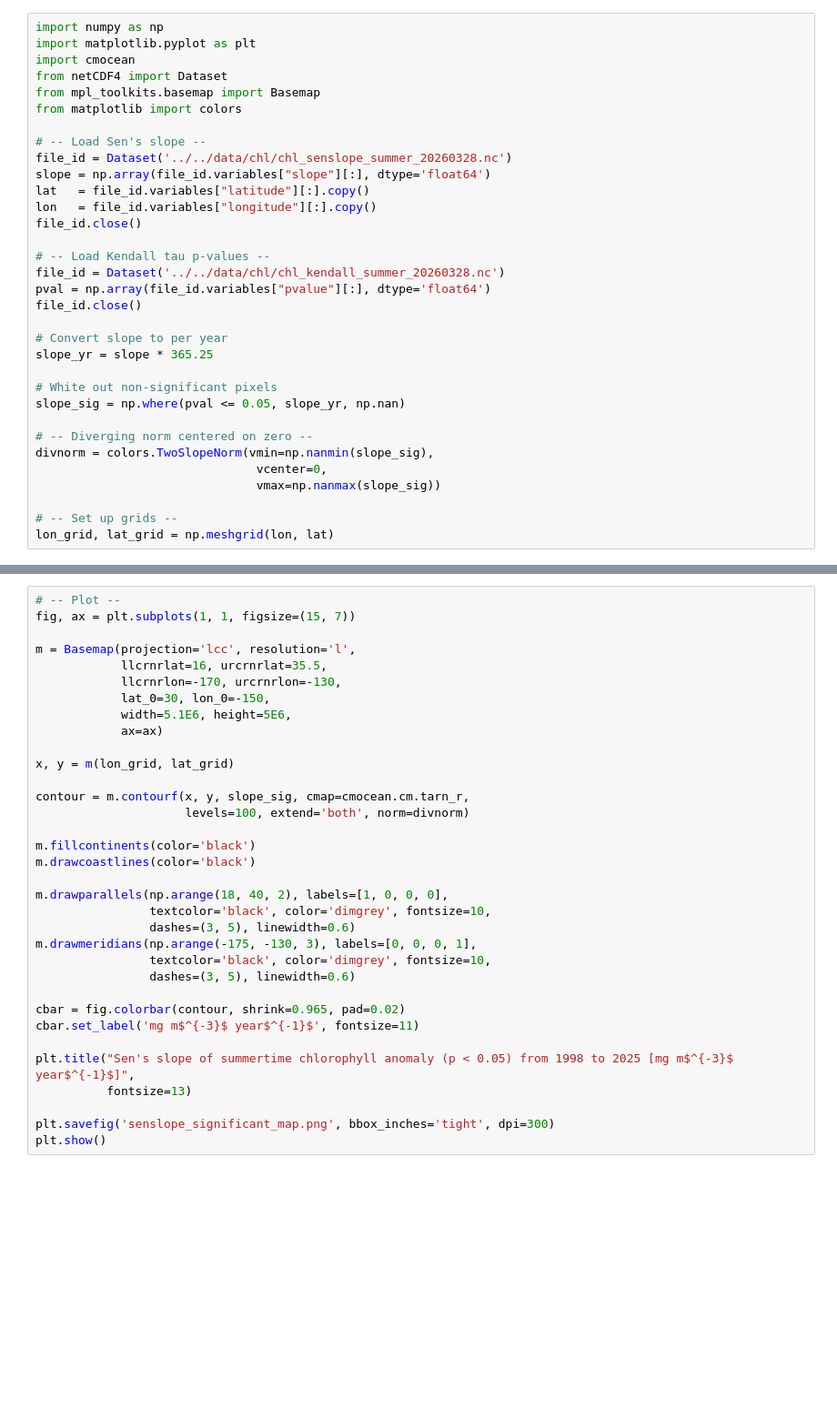
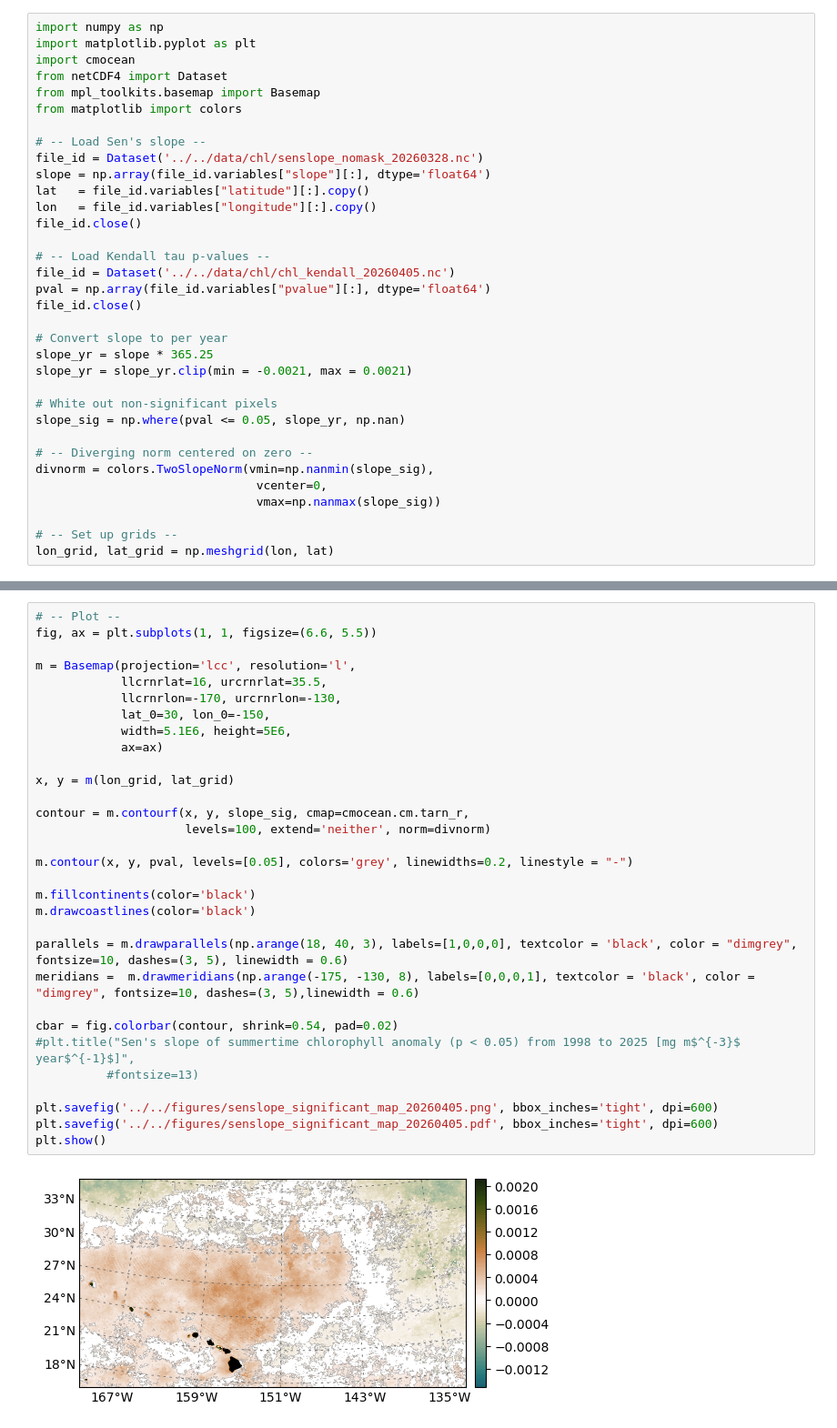
Before and after one commit to jamiesash/climate, a Jupyter notebook: code/pycode/kendal_sens_slope.ipynb, the cells around one changed output, grey strips where cells are left out. Shown at 91% size. Saved outputs shown, nothing was run; the diff lists cells and outputs as text; blank space fills up the shorter version.

```diff
--- a/code/pycode/kendal_sens_slope.ipynb
+++ b/code/pycode/kendal_sens_slope.ipynb
@@ -7,19 +7,20 @@ from mpl_toolkits.basemap import Basemap
 from matplotlib import colors
 
 # -- Load Sen's slope --
-file_id = Dataset('../../data/chl/chl_senslope_summer_20260328.nc')
+file_id = Dataset('../../data/chl/senslope_nomask_20260328.nc')
 slope = np.array(file_id.variables["slope"][:], dtype='float64')
 lat   = file_id.variables["latitude"][:].copy()
 lon   = file_id.variables["longitude"][:].copy()
 file_id.close()
 
 # -- Load Kendall tau p-values --
-file_id = Dataset('../../data/chl/chl_kendall_summer_20260328.nc')
+file_id = Dataset('../../data/chl/chl_kendall_20260405.nc')
 pval = np.array(file_id.variables["pvalue"][:], dtype='float64')
 file_id.close()
 
 # Convert slope to per year
 slope_yr = slope * 365.25
+slope_yr = slope_yr.clip(min = -0.0021, max = 0.0021)
 
 # White out non-significant pixels
 slope_sig = np.where(pval <= 0.05, slope_yr, np.nan)
@@ -36,34 +35,33 @@ FileNotFoundError: [Errno 2] No such file or directory: '../../data/chl/chl_sens
 # %%
 # -- Plot --
-fig, ax = plt.subplots(1, 1, figsize=(15, 7))
+fig, ax = plt.subplots(1, 1, figsize=(6.6, 5.5))
 
 m = Basemap(projection='lcc', resolution='l',
             llcrnrlat=16, urcrnrlat=35.5,
             llcrnrlon=-170, urcrnrlon=-130,
             lat_0=30, lon_0=-150,
             width=5.1E6, height=5E6,
             ax=ax)
 
 x, y = m(lon_grid, lat_grid)
 
 contour = m.contourf(x, y, slope_sig, cmap=cmocean.cm.tarn_r,
-                     levels=100, extend='both', norm=divnorm)
+                     levels=100, extend='neither', norm=divnorm)
+
+m.contour(x, y, pval, levels=[0.05], colors='grey', linewidths=0.2, linestyle = "-")
 
 m.fillcontinents(color='black')
 m.drawcoastlines(color='black')
 
-m.drawparallels(np.arange(18, 40, 2), labels=[1, 0, 0, 0],
-                textcolor='black', color='dimgrey', fontsize=10,
-                dashes=(3, 5), linewidth=0.6)
-m.drawmeridians(np.arange(-175, -130, 3), labels=[0, 0, 0, 1],
-                textcolor='black', color='dimgrey', fontsize=10,
-                dashes=(3, 5), linewidth=0.6)
+parallels = m.drawparallels(np.arange(18, 40, 3), labels=[1,0,0,0], textcolor = 'black', color = "dimgrey", fontsize=10, dashes=(3, 5), linewidth = 0.6)
+meridians =  m.drawmeridians(np.arange(-175, -130, 8), labels=[0,0,0,1], textcolor = 'black', color = "dimgrey", fontsize=10, dashes=(3, 5),linewidth = 0.6)
 
-cbar = fig.colorbar(contour, shrink=0.965, pad=0.02)
-cbar.set_label('mg m$^{-3}$ year$^{-1}$', fontsize=11)
+cbar = fig.colorbar(contour, shrink=0.54, pad=0.02)
+#plt.title("Sen's slope of summertime chlorophyll anomaly (p < 0.05) from 1998 to 2025 [mg m$^{-3}$ year$^{-1}$]",
+          #fontsize=13)
 
-plt.title("Sen's slope of summertime chlorophyll anomaly (p < 0.05) from 1998 to 2025 [mg m$^{-3}$ year$^{-1}$]",
-          fontsize=13)
-
-plt.savefig('senslope_significant_map.png', bbox_inches='tight', dpi=300)
+plt.savefig('../../figures/senslope_significant_map_20260405.png', bbox_inches='tight', dpi=600)
+plt.savefig('../../figures/senslope_significant_map_20260405.pdf', bbox_inches='tight', dpi=600)
 plt.show()
+# %% [output]
+[figure, added]
```
Also changed, not shown: parts of 1 cell of this notebook, 5 other files.
